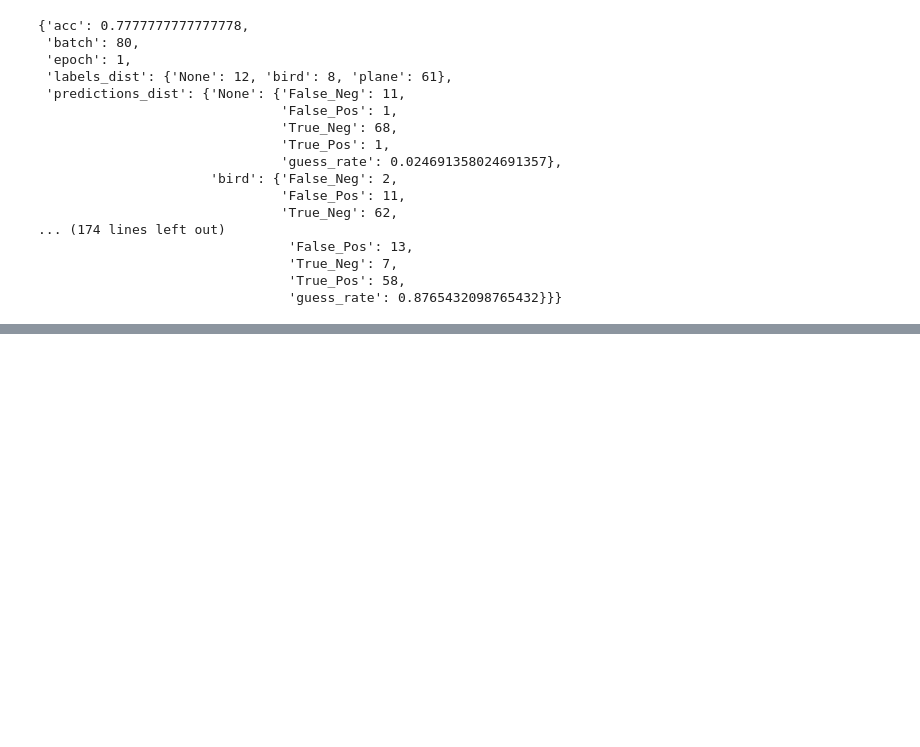
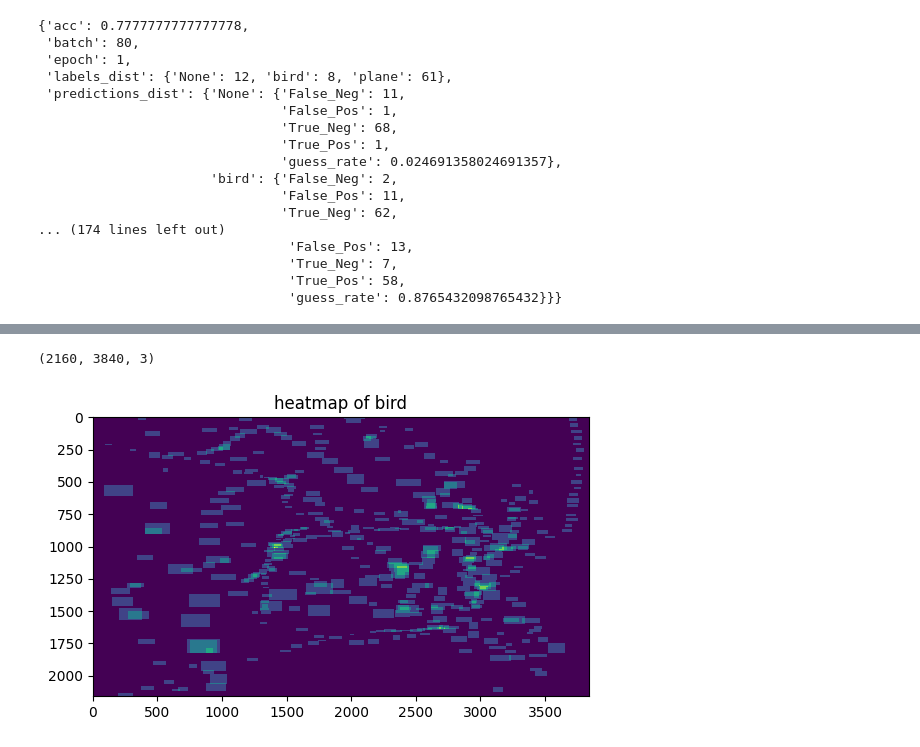
Before and after one commit to Fathachmad/CS570-Video-Classification, a Jupyter notebook: plotter.ipynb, the cells around one changed output, grey strips where cells are left out. Drawn from its saved outputs; the diff is of its cells as text; code cells hidden in the pictures; blank space fills up the shorter version.

```diff
--- a/plotter.ipynb
+++ b/plotter.ipynb
@@ -216,0 +287,5 @@ plot_multiple_lines(
+# %%
+birds_map=heatmap(cls='bird')
+# %% [output]
+(2160, 3840, 3)
+[figure, added]
```
Also changed, not shown: parts of 8 cells of this notebook, 2 other files.
